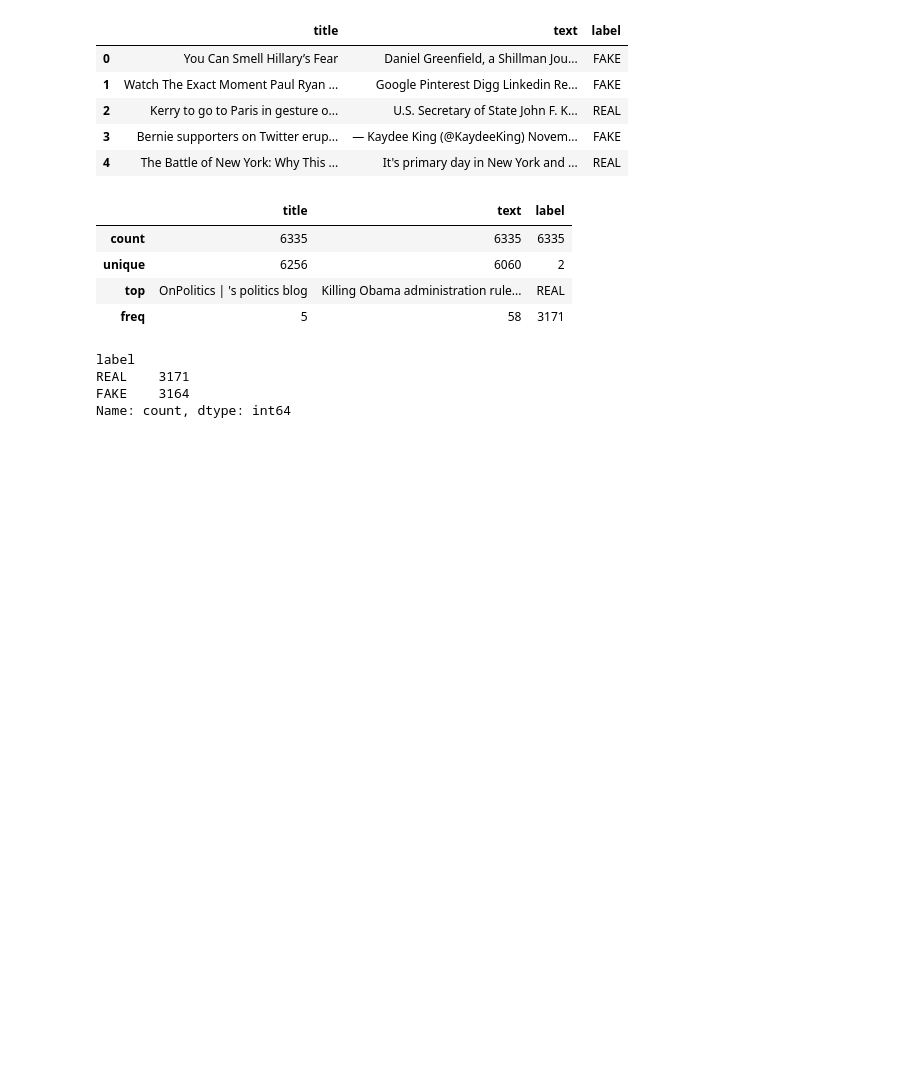
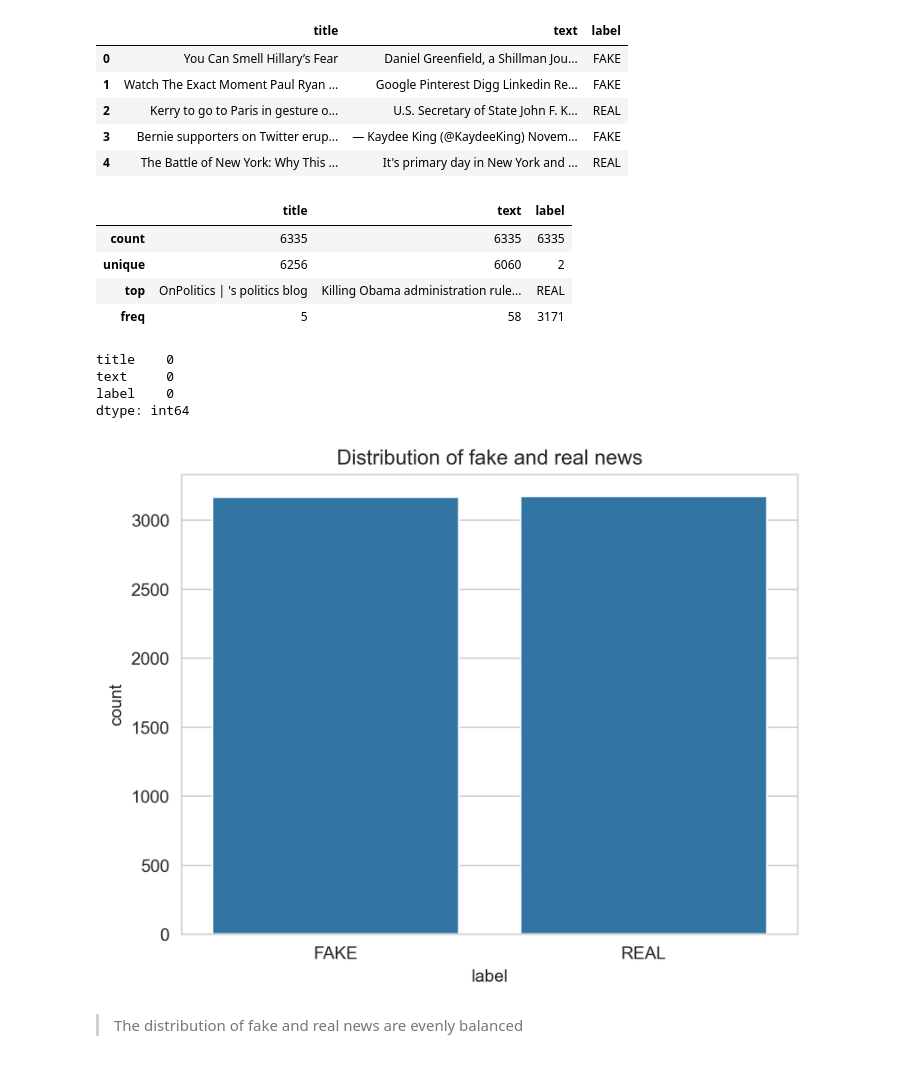
Before and after one commit to Asifdotexe/fake-news-detection-model, a Jupyter notebook: code/issue-3-as-data-exploration_and_model_development.ipynb, the cells around one changed output. Cells and saved outputs as stored; diff of their text form; code cells hidden in the pictures; blank space fills up the shorter version.

Commit message:
#3 visualising the distribution of real vs fake news

```diff
--- a/code/issue-3-as-data-exploration_and_model_development.ipynb
+++ b/code/issue-3-as-data-exploration_and_model_development.ipynb
@@ -31,10 +31,18 @@ df.describe(include='all')
 | unique | 6256 | 6060 | 2 |
 | top | OnPolitics | 's politics blog | Killing Obama administration rule... | REAL |
 | freq | 5 | 58 | 3171 |
-# %%
-df['label'].value_counts()
-# %% [output]
-label
-REAL    3171
-FAKE    3164
-Name: count, dtype: int64
+# %%
+df.isnull().sum()
+# %% [output]
+title    0
+text     0
+label    0
+dtype: int64
+# %%
+sns.countplot(x='label', data=df)
+plt.title('Distribution of fake and real news')
+plt.show()
+# %% [output]
+[figure, added]
+# %% [markdown]
+> The distribution of fake and real news are evenly balanced
```
